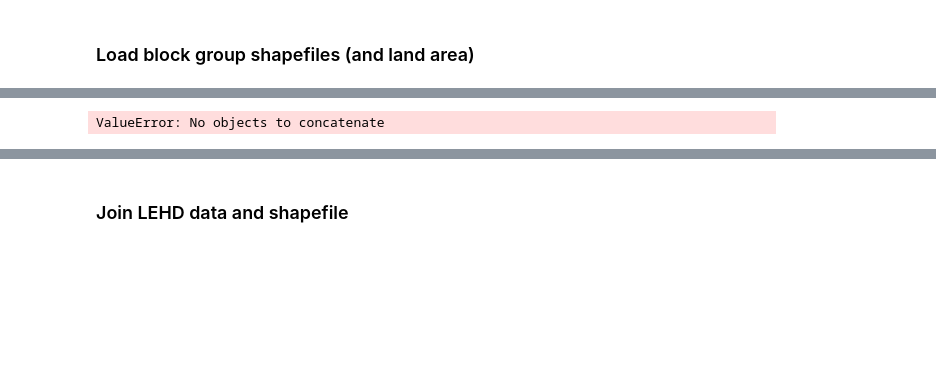
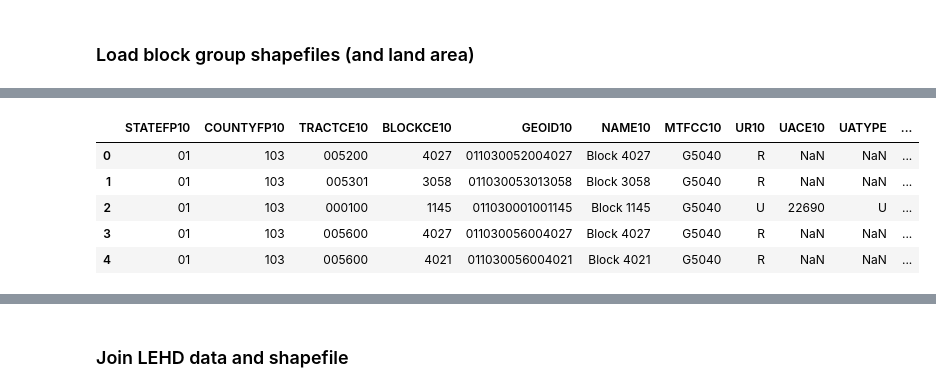
Before and after one commit to hc-moore/downtownrecovery, a Jupyter notebook: sensitivity_analysis/lehd_clusters/download_lehd_block.ipynb, the cells around one changed output, grey strips where cells are left out. Cells and saved outputs as stored; diff of their text form; code cells hidden in the pictures; blank space fills up the shorter version.

```diff
--- a/sensitivity_analysis/lehd_clusters/download_lehd_block.ipynb
+++ b/sensitivity_analysis/lehd_clusters/download_lehd_block.ipynb
@@ -124,4 +122,10 @@ bl.head()
-# %%
-bl_sf = pd.concat(bl)[["state", "GEOID", "ALAND", "geometry"]]
-# %% [output]
-ValueError: No objects to concatenate
+# %%
+bl_sf0 = pd.concat(bl)
+bl_sf0.head()
+# %% [output]
+|  | STATEFP10 | COUNTYFP10 | TRACTCE10 | BLOCKCE10 | GEOID10 | NAME10 | MTFCC10 | UR10 | UACE10 | UATYPE | ... |
+| 0 | 01 | 103 | 005200 | 4027 | 011030052004027 | Block 4027 | G5040 | R | NaN | NaN | ... |
+| 1 | 01 | 103 | 005301 | 3058 | 011030053013058 | Block 3058 | G5040 | R | NaN | NaN | ... |
+| 2 | 01 | 103 | 000100 | 1145 | 011030001001145 | Block 1145 | G5040 | U | 22690 | U | ... |
+| 3 | 01 | 103 | 005600 | 4027 | 011030056004027 | Block 4027 | G5040 | R | NaN | NaN | ... |
+| 4 | 01 | 103 | 005600 | 4021 | 011030056004021 | Block 4021 | G5040 | R | NaN | NaN | ... |
```
Also changed, not shown: parts of 40 cells of this notebook, 2 other files.
